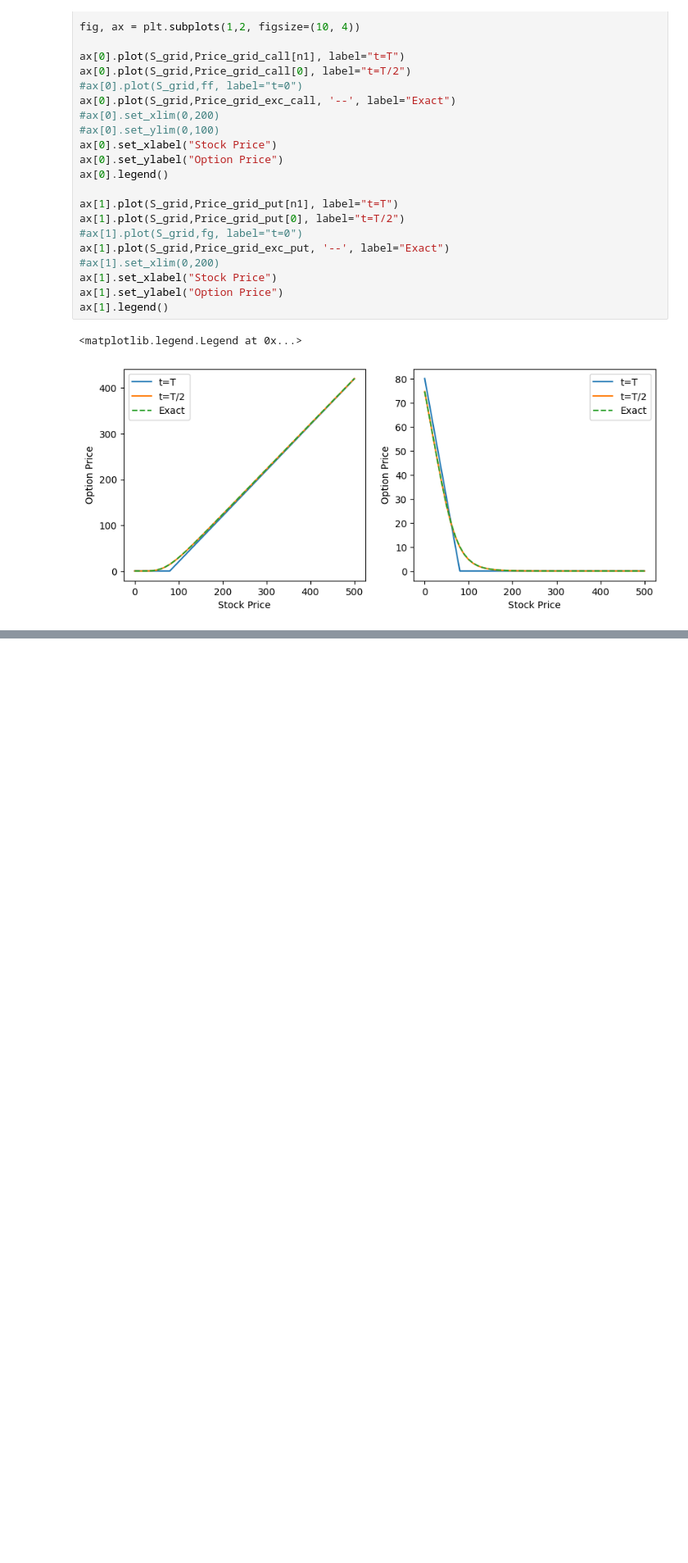
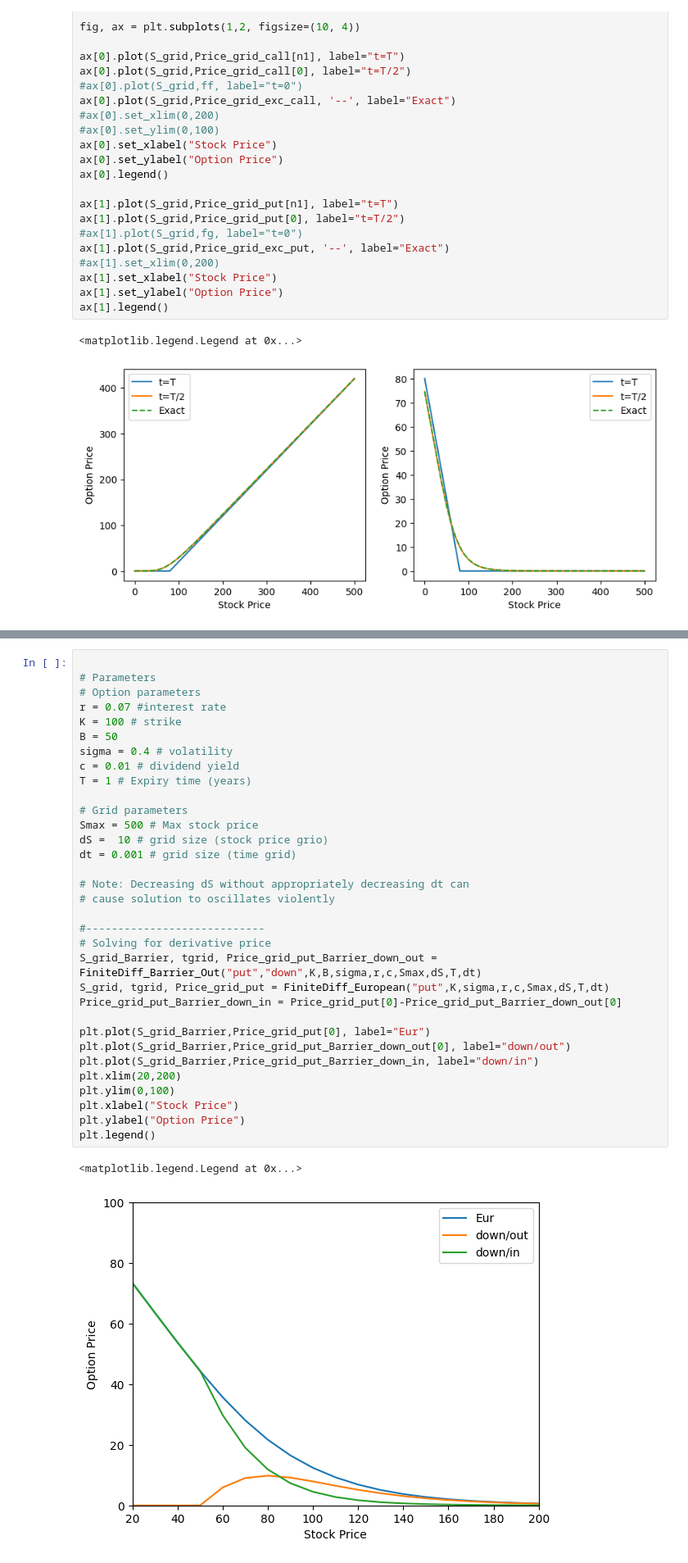
Before and after one commit to SMJose/Black-Scholes_Option_price_finite_difference, a Jupyter notebook: Black-Scholes.ipynb, the cells around one changed output, grey strips where cells are left out. Shown at 82% size. Drawn from its saved outputs; the diff is of its cells as text; blank space fills up the shorter version.

```diff
--- a/Black-Scholes.ipynb
+++ b/Black-Scholes.ipynb
@@ -367,0 +350,36 @@ ax[1].legend()
+# %%
+
+# Parameters
+# Option parameters
+r = 0.07 #interest rate
+K = 100 # strike
+B = 50
+sigma = 0.4 # volatility
+c = 0.01 # dividend yield
+T = 1 # Expiry time (years)
+
+# Grid parameters
+Smax = 500 # Max stock price
+dS =  10 # grid size (stock price grio)
+dt = 0.001 # grid size (time grid)
+
+# Note: Decreasing dS without appropriately decreasing dt can
+# cause solution to oscillates violently
+
+#----------------------------
+# Solving for derivative price
+S_grid_Barrier, tgrid, Price_grid_put_Barrier_down_out = FiniteDiff_Barrier_Out("put","down",K,B,sigma,r,c,Smax,dS,T,dt)
+S_grid, tgrid, Price_grid_put = FiniteDiff_European("put",K,sigma,r,c,Smax,dS,T,dt)
+Price_grid_put_Barrier_down_in = Price_grid_put[0]-Price_grid_put_Barrier_down_out[0]
+
+plt.plot(S_grid_Barrier,Price_grid_put[0], label="Eur")
+plt.plot(S_grid_Barrier,Price_grid_put_Barrier_down_out[0], label="down/out")
+plt.plot(S_grid_Barrier,Price_grid_put_Barrier_down_in, label="down/in")
+plt.xlim(20,200)
+plt.ylim(0,100)
+plt.xlabel("Stock Price")
+plt.ylabel("Option Price")
+plt.legend()
+# %% [output]
+<matplotlib.legend.Legend at 0x...>
+[figure, added]
```
Also changed, not shown: parts of 5 cells of this notebook.
